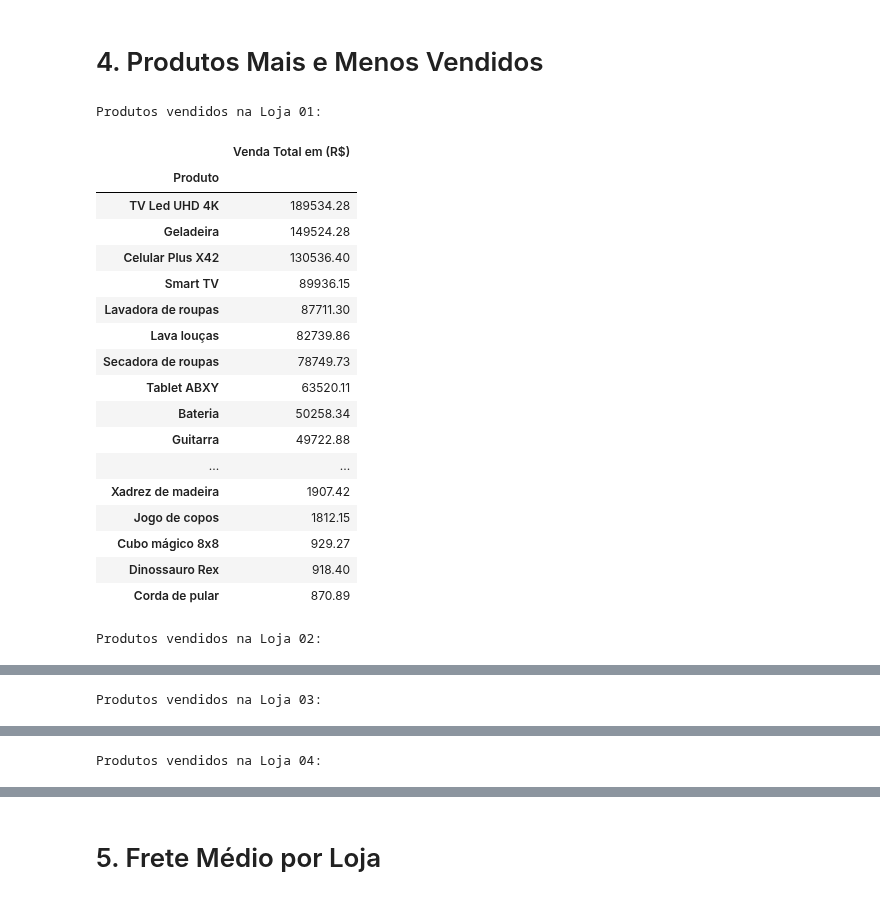
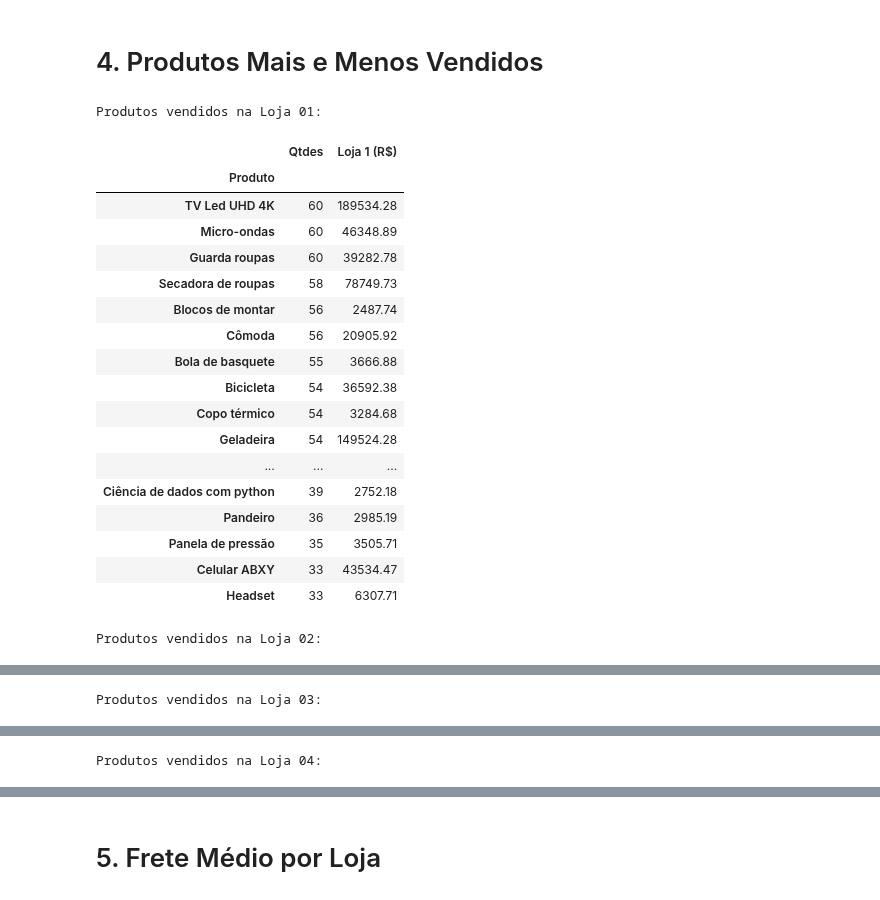
Before and after one commit to carlos-000-carlos/Challenge_1-Alura_Store-Cabral, a Jupyter notebook: AluraStoreBr.ipynb, the cells around one changed output, grey strips where cells are left out. Cells and saved outputs as stored; diff of their text form; code cells hidden in the pictures.

```diff
--- a/AluraStoreBr.ipynb
+++ b/AluraStoreBr.ipynb
@@ -165,7 +165,7 @@ p3 = 'Categoria do Produto'
 lista_vendas = []
 
 for i in range(len(lojas)):
-    vendas = lojas[i].groupby(p3)[[p]].count().join(lojas[i].groupby(p3)[[p2]].sum()).sort_values(p)
+    vendas = lojas[i].groupby(p3)[[p]].count().join(lojas[i].groupby(p3)[[p2]].sum())
     vendas = vendas.rename(columns={p : p1, p2 : f'Loja {i + 1} (R$)'})
     lista_vendas.append(vendas)
 
@@ -650,68 +680,76 @@ Avaliações da compras da Loja 04:
 import pandas as pd
 from IPython.display import display, HTML
 
-preco_produtos = []
+
+
+p = 'Produto'
+p1 ='Qtdes'
+p2 = 'Preço'
+p3 = 'Categoria do Produto'
+
+qtdes_produtos = []
 top_produtos = []
 
 for i in range(len(lojas)):
-    preco_1 = lojas[i].groupby(p)[[p2]].sum().round(2).sort_values(p2, ascending = False)
-    preco_1 = preco_1.rename(columns = {p2 : 'Venda Total em (R$)'})
-    preco_produtos.append(preco_1)
-    produto_1 = pd.concat([preco_1.head(5), preco_1.tail(5)])
-    top_produtos.append(produto_1)
+    qtde_1 = lojas[i].groupby(p)[[p2]].count()
+    qtde_1 = qtde_1.rename(columns={p2 : p1}).join(lojas[i].groupby(p)[[p2]].sum().round(2)).sort_values(p1, ascending = False)
+    qtde_1 = qtde_1.rename(columns={p2 : f'Loja {i + 1} (R$)'})
+    qtdes_produtos.append(qtde_1)
+    qtde_1 = pd.concat([qtde_1.head(5), qtde_1.tail(5)])
+    top_produtos.append(qtde_1)
 
 # 1. Converter cada DataFrame para string HTML
-html_preco_1 = preco_produtos[0].to_html()
-html_preco_2 = preco_produtos[1].to_html()
-html_preco_3 = preco_produtos[2].to_html()
-html_preco_4 = preco_produtos[3].to_html()
+html_qtde_1 = qtdes_produtos[0].to_html()
+html_qtde_2 = qtdes_produtos[1].to_html()
+html_qtde_3 = qtdes_produtos[2].to_html()
+html_qtde_4 = qtdes_produtos[3].to_html()
 
 # 3. Combinar os HTMLs em uma estrutura com CSS para layout lado a lado
 # Utilizamos divs com a propriedade 'display: inline-block' para alinhar os elementos
 # e 'margin' para dar espaço entre eles.
 
 combined_html_3 = f"""
 <div>
     <div style="display: inline-block; margin-right: 20px;">
         <h3>Produtos vendidos na Loja 01:</h3>
-        {html_preco_1}
+        {html_qtde_1}
     </div>
     <div style="display: inline-block; margin-right: 20px;">
         <h3>Produtos vendidos na Loja 02:</h3>
-        {html_preco_2}
+        {html_qtde_2}
     </div>
     <div style="display: inline-block; margin-right: 20px;">
         <h3>Produtos vendidos na Loja 03:</h3>
-        {html_preco_3}
+        {html_qtde_3}
     </div>
     <div style="display: inline-block;">
         <h3>Produtos vendidos na Loja 04:</h3>
-        {html_preco_4}
+        {html_qtde_4}
     </div>
 </div>
 """
 pd.set_option('display.max_colwidth', None)
 
 # 4. Exibir o HTML combinado na célula do Colab
 display(HTML(combined_html_3))
 # %% [output]
 Produtos vendidos na Loja 01:
-|  | Venda Total em (R$) |
-| Produto |  |
-| TV Led UHD 4K | 189534.28 |
-| Geladeira | 149524.28 |
-| Celular Plus X42 | 130536.40 |
-| Smart TV | 89936.15 |
-| Lavadora de roupas | 87711.30 |
-| Lava louças | 82739.86 |
-| Secadora de roupas | 78749.73 |
-| Tablet ABXY | 63520.11 |
-| Bateria | 50258.34 |
-| Guitarra | 49722.88 |
-| ... | ... |
-| Xadrez de madeira | 1907.42 |
-| Jogo de copos | 1812.15 |
-| Cubo mágico 8x8 | 929.27 |
-| Dinossauro Rex | 918.40 |
-| Corda de pular | 870.89 |
+|  | Qtdes | Loja 1 (R$) |
+| Produto |  |  |
+| TV Led UHD 4K | 60 | 189534.28 |
+| Micro-ondas | 60 | 46348.89 |
+| Guarda roupas | 60 | 39282.78 |
+| Secadora de roupas | 58 | 78749.73 |
+| Blocos de montar | 56 | 2487.74 |
+| Cômoda | 56 | 20905.92 |
+| Bola de basquete | 55 | 3666.88 |
+| Bicicleta | 54 | 36592.38 |
+| Copo térmico | 54 | 3284.68 |
+| Geladeira | 54 | 149524.28 |
+| ... | ... | ... |
+| Ciência de dados com python | 39 | 2752.18 |
+| Pandeiro | 36 | 2985.19 |
+| Panela de pressão | 35 | 3505.71 |
+| Celular ABXY | 33 | 43534.47 |
+| Headset | 33 | 6307.71 |
 Produtos vendidos na Loja 02:
```
Also changed, not shown: parts of 16 cells of this notebook.
